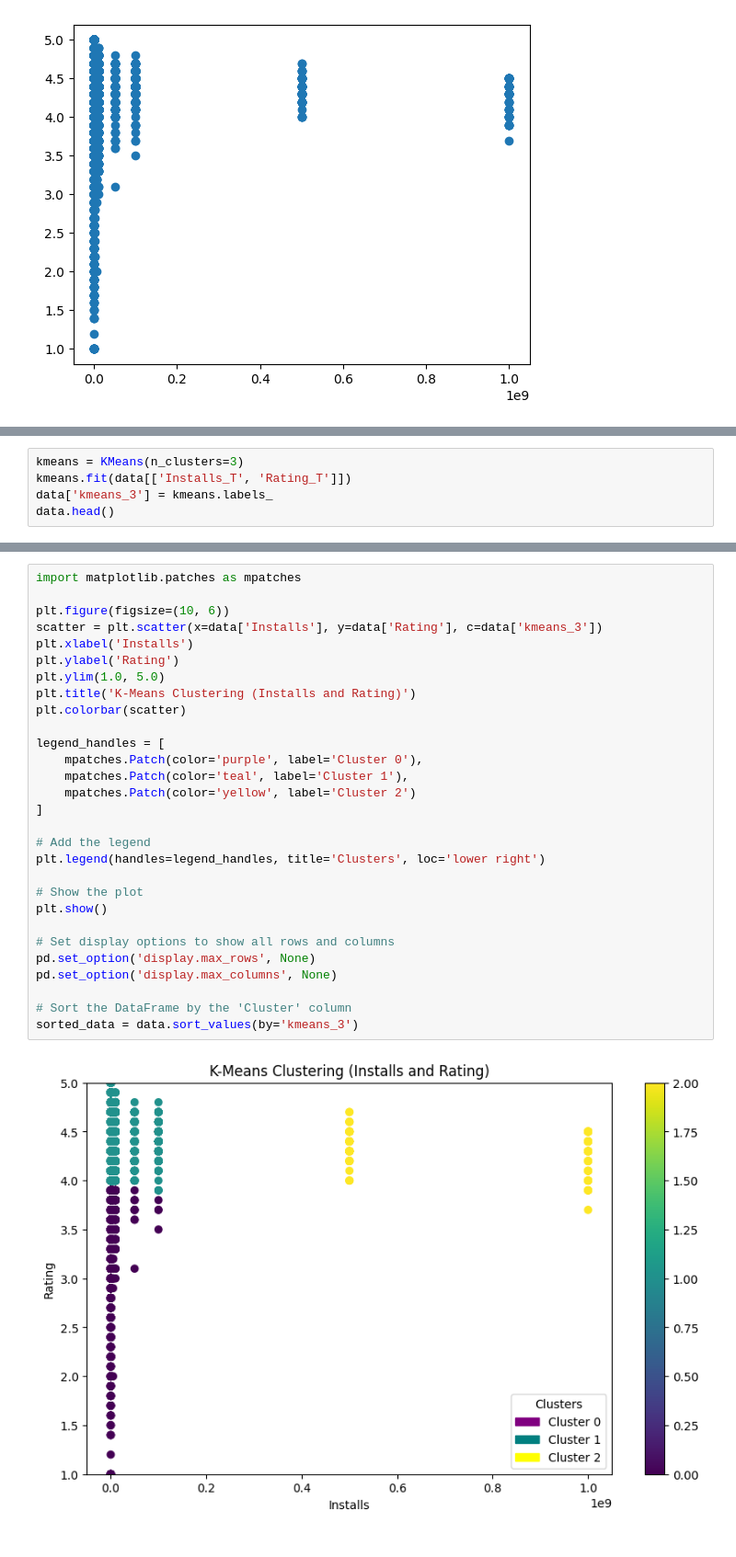
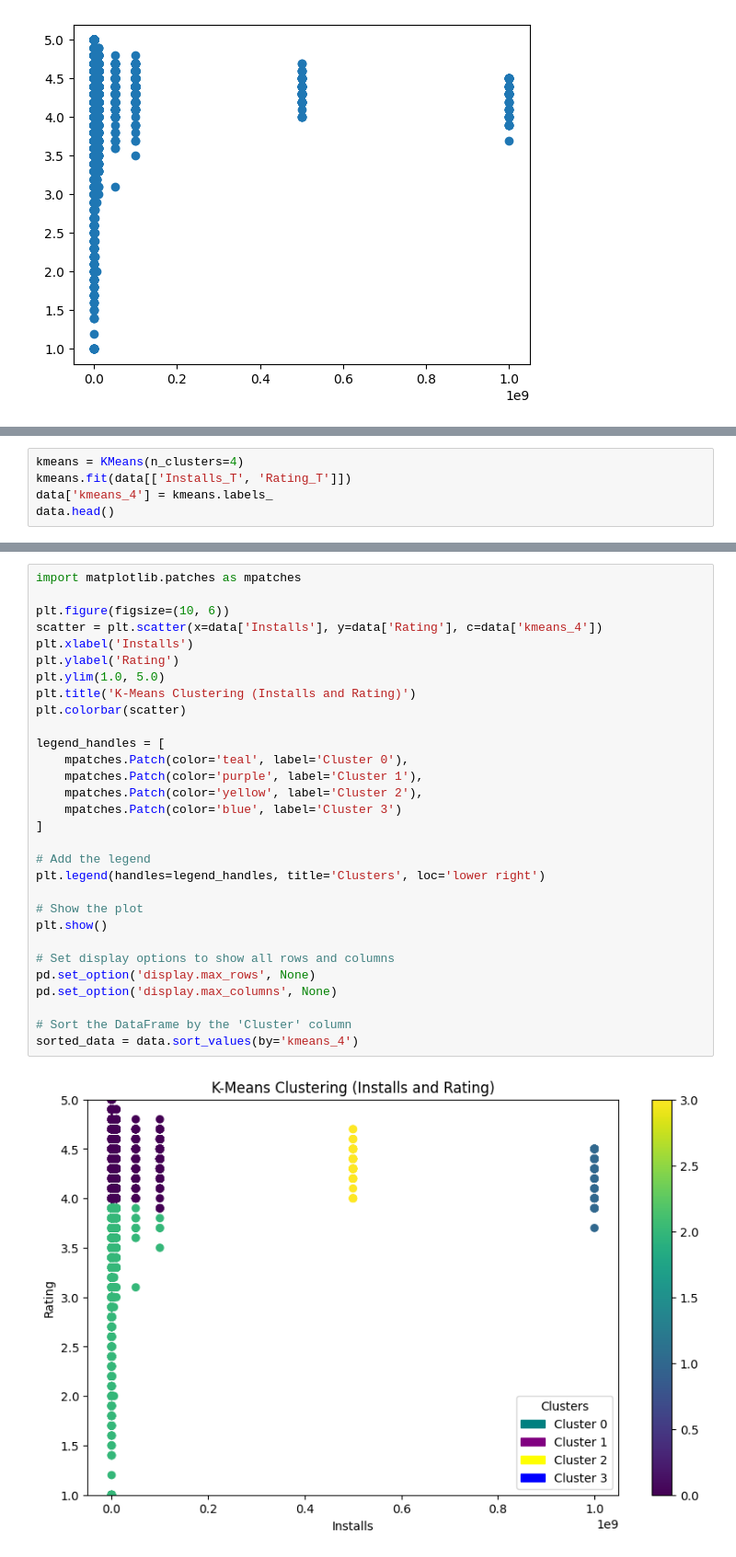
Before and after one commit to MiaZakiee/Applied-AI-Final-Project, a Jupyter notebook: yawa.ipynb, the cells around one changed output, grey strips where cells are left out. Shown at 92% size. Drawn from its saved outputs; the diff is of its cells as text.

```diff
--- a/yawa.ipynb
+++ b/yawa.ipynb
@@ -115,7 +115,7 @@ optimise_k_means(data[['Installs_T', 'Rating_T']], 10)
 # %%
-kmeans = KMeans(n_clusters=3)
+kmeans = KMeans(n_clusters=4)
 kmeans.fit(data[['Installs_T', 'Rating_T']])
-data['kmeans_3'] = kmeans.labels_
+data['kmeans_4'] = kmeans.labels_
 data.head()
 # %% [output]
 |  | App | Category | Rating | Reviews | Size | Installs | Type | Price | Content Rating | Genres | ... |
@@ -127,31 +127,32 @@ data.head()
 # %%
 import matplotlib.patches as mpatches
 
 plt.figure(figsize=(10, 6))
-scatter = plt.scatter(x=data['Installs'], y=data['Rating'], c=data['kmeans_3'])
+scatter = plt.scatter(x=data['Installs'], y=data['Rating'], c=data['kmeans_4'])
 plt.xlabel('Installs')
 plt.ylabel('Rating')
 plt.ylim(1.0, 5.0)
 plt.title('K-Means Clustering (Installs and Rating)')
 plt.colorbar(scatter)
 
 legend_handles = [
-    mpatches.Patch(color='purple', label='Cluster 0'),
-    mpatches.Patch(color='teal', label='Cluster 1'),
-    mpatches.Patch(color='yellow', label='Cluster 2')
+    mpatches.Patch(color='teal', label='Cluster 0'),
+    mpatches.Patch(color='purple', label='Cluster 1'),
+    mpatches.Patch(color='yellow', label='Cluster 2'),
+    mpatches.Patch(color='blue', label='Cluster 3')
 ]
 
 # Add the legend
 plt.legend(handles=legend_handles, title='Clusters', loc='lower right')
 
 # Show the plot
 plt.show()
 
 # Set display options to show all rows and columns
 pd.set_option('display.max_rows', None)
 pd.set_option('display.max_columns', None)
 
 # Sort the DataFrame by the 'Cluster' column
-sorted_data = data.sort_values(by='kmeans_3')
+sorted_data = data.sort_values(by='kmeans_4')
 # %% [output]
-[figure, old version]
+[figure, new version]
```
Also changed, not shown: parts of 2 cells of this notebook.
